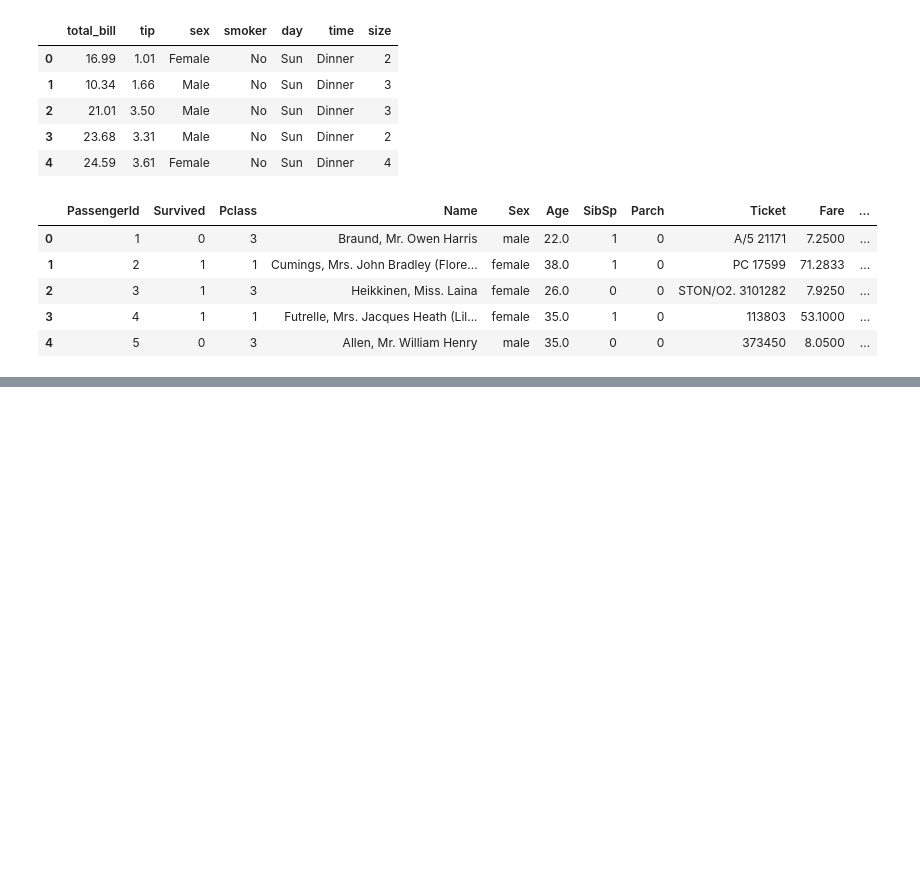
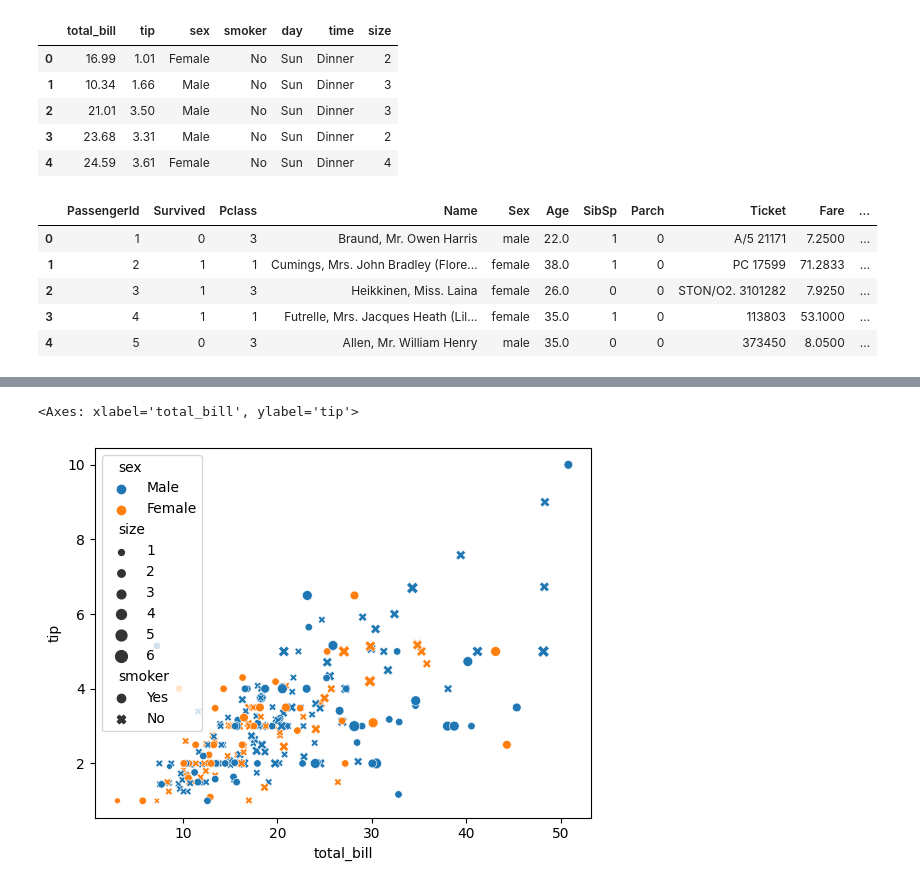
Before and after one commit to Sanj-bot/100DaysOfMachineLearning, a Jupyter notebook: t21/BivariateAnalysis.ipynb, the cells around one changed output, grey strips where cells are left out. Cells and saved outputs as stored; diff of their text form; code cells hidden in the pictures; blank space fills up the shorter version.

```diff
--- a/t21/BivariateAnalysis.ipynb
+++ b/t21/BivariateAnalysis.ipynb
@@ -2,6 +2,7 @@
 import pandas as pd
 import seaborn as sns
 # %%
+df=sns.load_dataset('tips')
 tips=sns.load_dataset('tips')
 # %%
 tips.head()
@@ -28,0 +80,5 @@ iris=sns.load_dataset('iris')
+# %%
+sns.scatterplot(x=tips['total_bill'],y=tips['tip'],hue=df['sex'],style=df['smoker'],size=df['size'])
+# %% [output]
+<Axes: xlabel='total_bill', ylabel='tip'>
+[figure, added]
```
Also changed, not shown: parts of 4 cells of this notebook, 3 other files.
